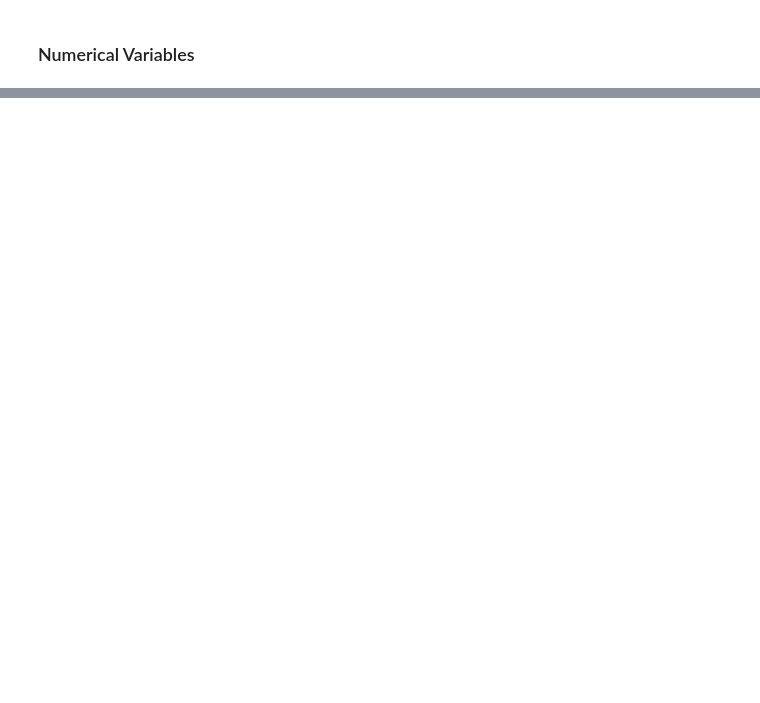
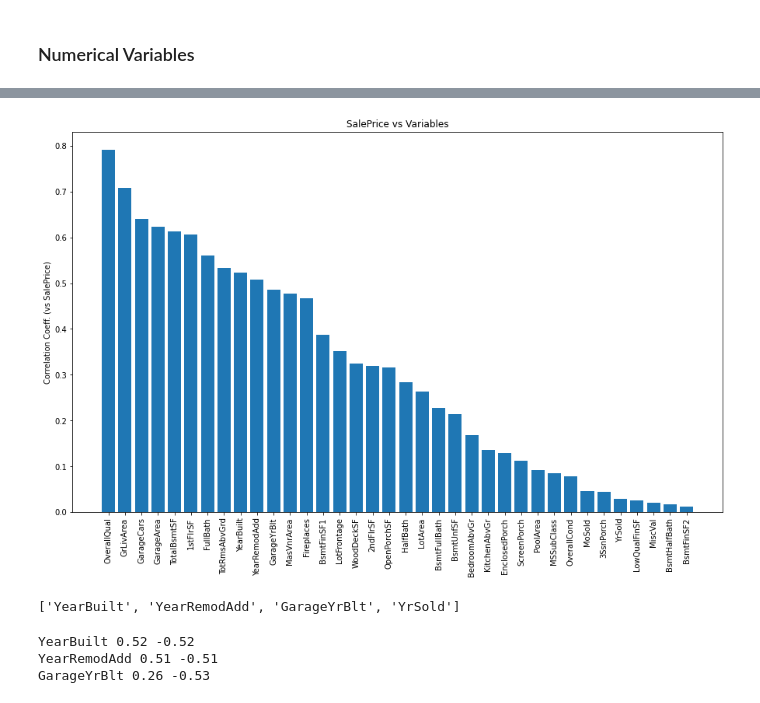
Before and after one commit to ngpraveen/HousePricing, a Jupyter notebook: notebooks/01-EDA.ipynb, the cells around one changed output, grey strips where cells are left out. Saved outputs shown, nothing was run; the diff lists cells and outputs as text; code cells hidden in the pictures; blank space fills up the shorter version.

```diff
--- a/notebooks/01-EDA.ipynb
+++ b/notebooks/01-EDA.ipynb
@@ -211,0 +227,14 @@ dtype: int64
+# %%
+tmp = train[vars_num + ['SalePrice']].corr()['SalePrice']
+tmp = tmp.apply(abs)
+tmp = tmp.sort_values(ascending=False)
+tmp = tmp.drop('SalePrice')
+
+plt.figure(figsize=(15,9))
+plt.bar(x=tmp.index, height=tmp.values)
+plt.xticks(rotation=90)
+plt.ylabel("Correlation Coeff. (vs SalePrice)")
+plt.title("SalePrice vs Variables")
+plt.show()
+# %% [output]
+[figure, added]
@@ -211,0 +246,17 @@ dtype: int64
+# %%
+vars_year = [var for var in vars_num if 'Yr' in var or 'Year' in var]
+vars_year
+# %% [output]
+['YearBuilt', 'YearRemodAdd', 'GarageYrBlt', 'YrSold']
+# %%
+var_ref = 'YrSold'
+for var in vars_year:
+    if var != var_ref:
+        tmp = modify_year_vars(train, var, var_ref)
+        print(var, end=" ")
+        print(round(np.corrcoef(train[TARGET], train[var].fillna(0))[0,1], 2), end=" ")
+        print(round(np.corrcoef(train[TARGET], tmp.fillna(85))[0,1], 2))
+# %% [output]
+YearBuilt 0.52 -0.52
+YearRemodAdd 0.51 -0.51
+GarageYrBlt 0.26 -0.53
```
Also changed, not shown: parts of 10 cells of this notebook.
